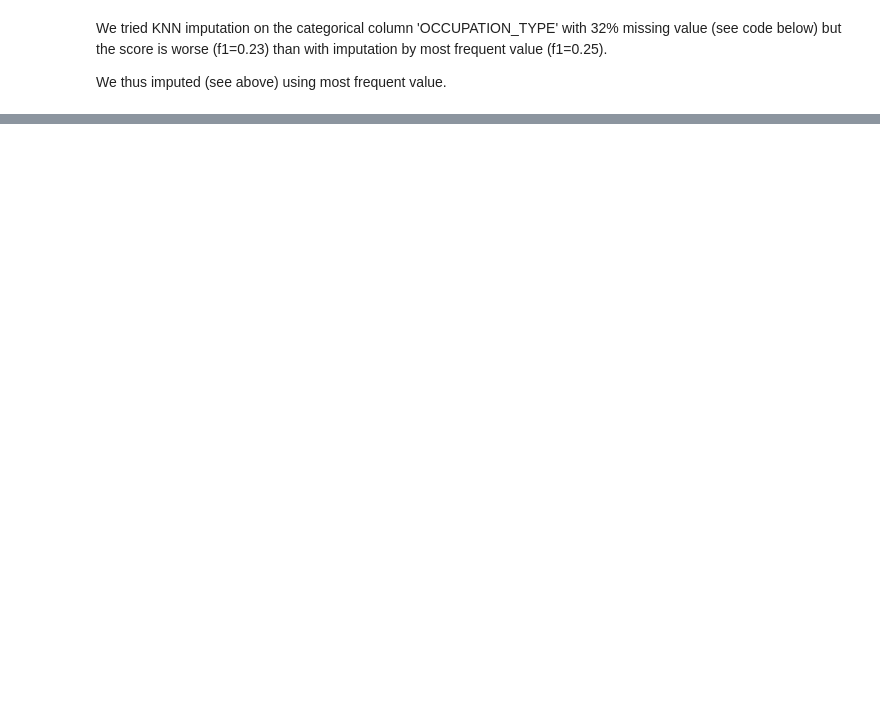
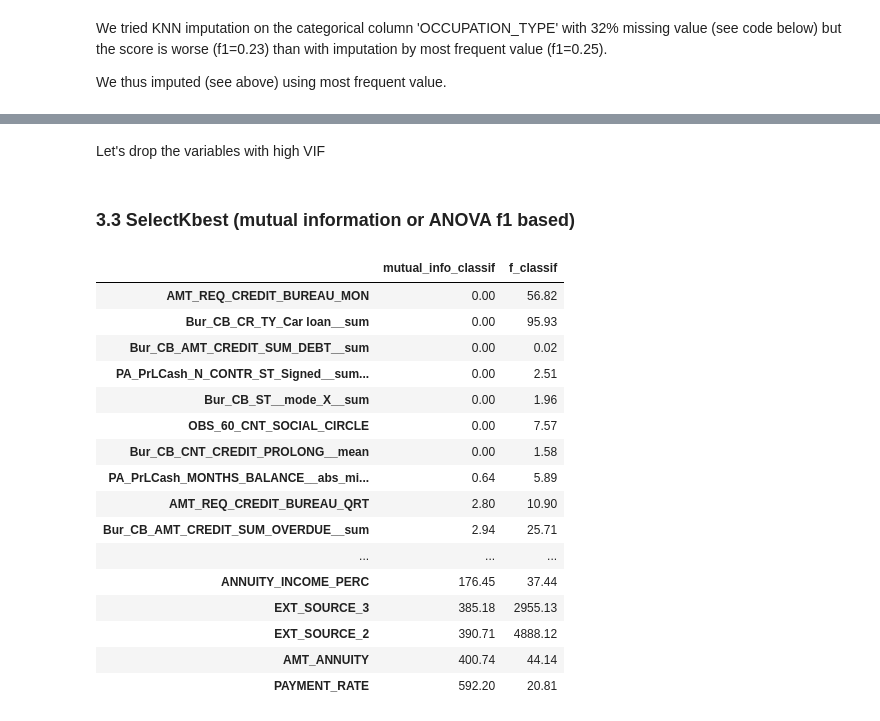
Before and after one commit to SmellyArmure/OC_DS_Project7, a Jupyter notebook: NOTEBOOKS/P7_03_Cleaning.ipynb, the cells around one changed output, grey strips where cells are left out. Cells and saved outputs as stored; diff of their text form; code cells hidden in the pictures; blank space fills up the shorter version.

```diff
--- a/NOTEBOOKS/P7_03_Cleaning.ipynb
+++ b/NOTEBOOKS/P7_03_Cleaning.ipynb
@@ -324,0 +640,2 @@ len(miss_cols), len(no_miss_cols)
+# %% [markdown]
+Let's drop the variables with high VIF
@@ -324,0 +649,2 @@ len(miss_cols), len(no_miss_cols)
+# %% [markdown]
+### 3.3 SelectKbest (mutual information or ANOVA f1 based)
@@ -324,0 +677,20 @@ len(miss_cols), len(no_miss_cols)
+# %%
+display(best_features.sort_values('mutual_info_classif'))
+# %% [output]
+|  | mutual_info_classif | f_classif |
+| AMT_REQ_CREDIT_BUREAU_MON | 0.00 | 56.82 |
+| Bur_CB_CR_TY_Car loan__sum | 0.00 | 95.93 |
+| Bur_CB_AMT_CREDIT_SUM_DEBT__sum | 0.00 | 0.02 |
+| PA_PrLCash_N_CONTR_ST_Signed__sum... | 0.00 | 2.51 |
+| Bur_CB_ST__mode_X__sum | 0.00 | 1.96 |
+| OBS_60_CNT_SOCIAL_CIRCLE | 0.00 | 7.57 |
+| Bur_CB_CNT_CREDIT_PROLONG__mean | 0.00 | 1.58 |
+| PA_PrLCash_MONTHS_BALANCE__abs_mi... | 0.64 | 5.89 |
+| AMT_REQ_CREDIT_BUREAU_QRT | 2.80 | 10.90 |
+| Bur_CB_AMT_CREDIT_SUM_OVERDUE__sum | 2.94 | 25.71 |
+| ... | ... | ... |
+| ANNUITY_INCOME_PERC | 176.45 | 37.44 |
+| EXT_SOURCE_3 | 385.18 | 2955.13 |
+| EXT_SOURCE_2 | 390.71 | 4888.12 |
+| AMT_ANNUITY | 400.74 | 44.14 |
+| PAYMENT_RATE | 592.20 | 20.81 |
```
Also changed, not shown: parts of 80 cells of this notebook, 8 other files.
